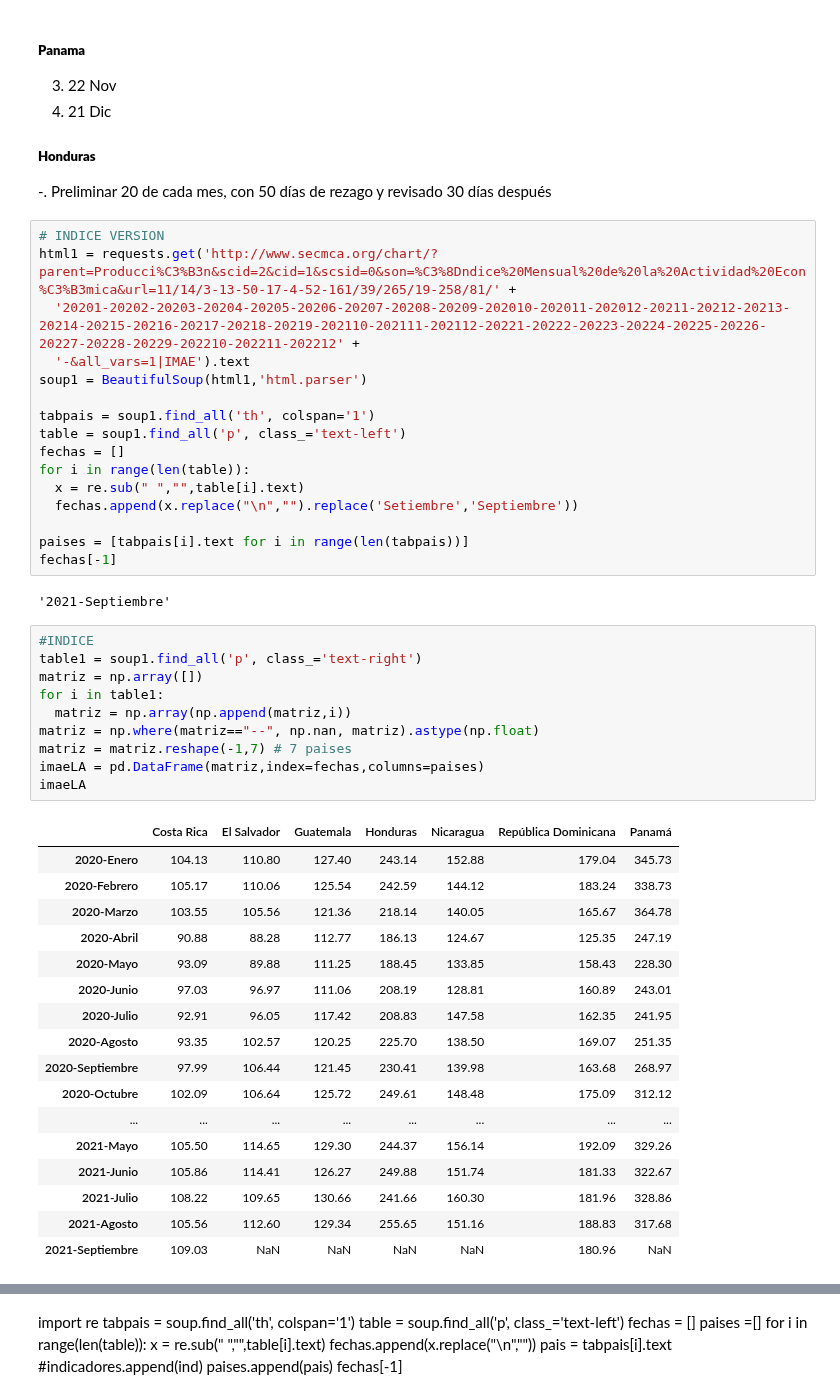
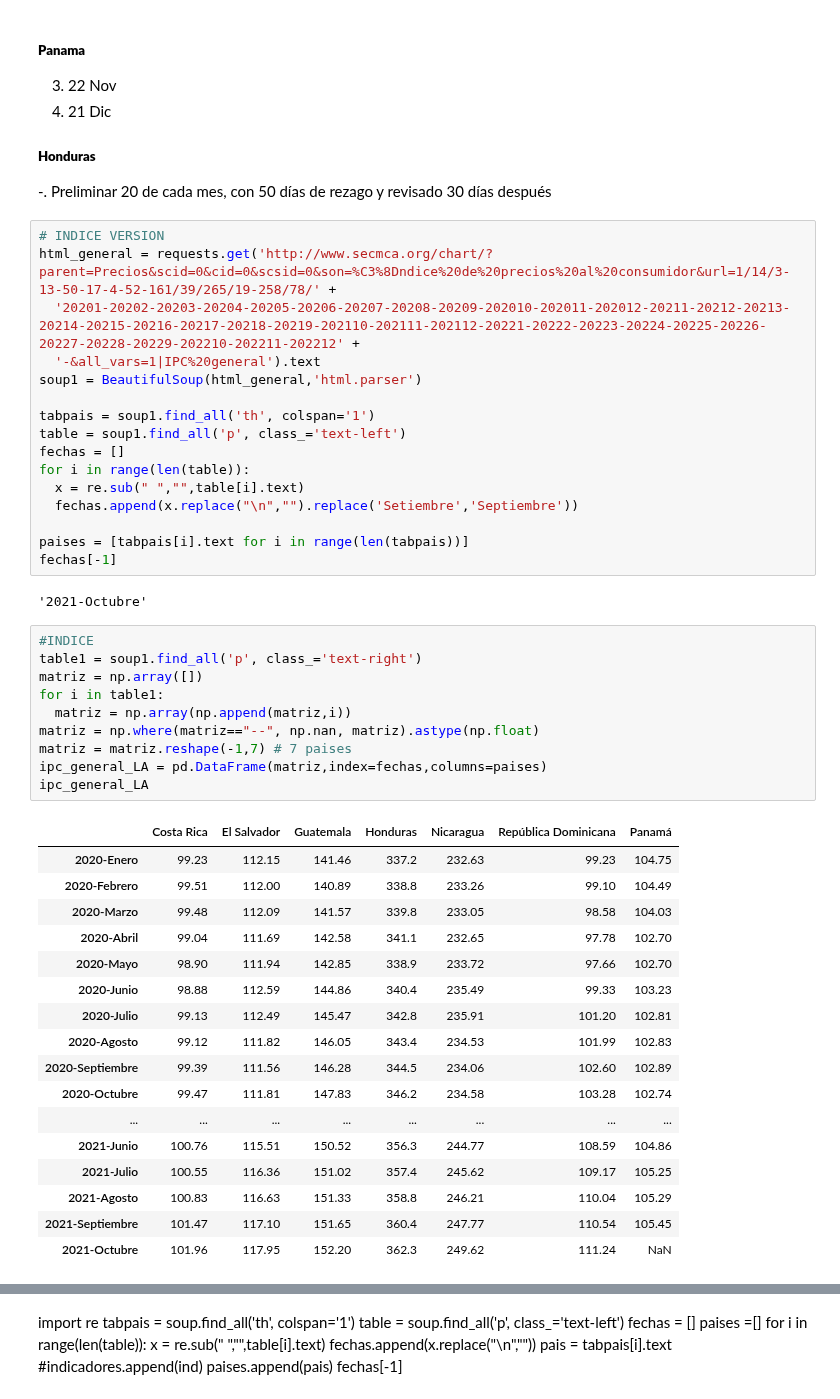
Before and after one commit to samyff12/LATAM, a Jupyter notebook: INFL_LATAM.ipynb, the cells around one changed output, grey strips where cells are left out. Saved outputs shown, nothing was run; the diff lists cells and outputs as text.

```diff
--- a/INFL_LATAM.ipynb
+++ b/INFL_LATAM.ipynb
@@ -103,10 +103,10 @@ meses_dict = {0:'none',1:'Enero',2:'Febrero',3:'Marzo',4:'Abril',5:'Mayo',6:'Jun
 revisado 30 días después
 # %%
 # INDICE VERSION
-html1 = requests.get('http://www.secmca.org/chart/?parent=Producci%C3%B3n&scid=2&cid=1&scsid=0&son=%C3%8Dndice%20Mensual%20de%20la%20Actividad%20Econ%C3%B3mica&url=11/14/3-13-50-17-4-52-161/39/265/19-258/81/' +
+html_general = requests.get('http://www.secmca.org/chart/?parent=Precios&scid=0&cid=0&scsid=0&son=%C3%8Dndice%20de%20precios%20al%20consumidor&url=1/14/3-13-50-17-4-52-161/39/265/19-258/78/' +
   '20201-20202-20203-20204-20205-20206-20207-20208-20209-202010-202011-202012-20211-20212-20213-20214-20215-20216-20217-20218-20219-202110-202111-202112-20221-20222-20223-20224-20225-20226-20227-20228-20229-202210-202211-202212' +
-  '-&all_vars=1|IMAE').text
-soup1 = BeautifulSoup(html1,'html.parser')
+  '-&all_vars=1|IPC%20general').text
+soup1 = BeautifulSoup(html_general,'html.parser')
 
 tabpais = soup1.find_all('th', colspan='1')
 table = soup1.find_all('p', class_='text-left')
@@ -118,32 +118,32 @@ for i in range(len(table)):
 paises = [tabpais[i].text for i in range(len(tabpais))]
 fechas[-1]
 # %% [output]
-'2021-Septiembre'
+'2021-Octubre'
 # %%
 #INDICE
 table1 = soup1.find_all('p', class_='text-right')
 matriz = np.array([])
 for i in table1:
   matriz = np.array(np.append(matriz,i))
 matriz = np.where(matriz=="--", np.nan, matriz).astype(np.float)
 matriz = matriz.reshape(-1,7) # 7 paises
-imaeLA = pd.DataFrame(matriz,index=fechas,columns=paises)
-imaeLA
+ipc_general_LA = pd.DataFrame(matriz,index=fechas,columns=paises)
+ipc_general_LA
 # %% [output]
 |  | Costa Rica | El Salvador | Guatemala | Honduras | Nicaragua | República Dominicana | Panamá |
-| 2020-Enero | 104.13 | 110.80 | 127.40 | 243.14 | 152.88 | 179.04 | 345.73 |
-| 2020-Febrero | 105.17 | 110.06 | 125.54 | 242.59 | 144.12 | 183.24 | 338.73 |
-| 2020-Marzo | 103.55 | 105.56 | 121.36 | 218.14 | 140.05 | 165.67 | 364.78 |
-| 2020-Abril | 90.88 | 88.28 | 112.77 | 186.13 | 124.67 | 125.35 | 247.19 |
-| 2020-Mayo | 93.09 | 89.88 | 111.25 | 188.45 | 133.85 | 158.43 | 228.30 |
-| 2020-Junio | 97.03 | 96.97 | 111.06 | 208.19 | 128.81 | 160.89 | 243.01 |
-| 2020-Julio | 92.91 | 96.05 | 117.42 | 208.83 | 147.58 | 162.35 | 241.95 |
-| 2020-Agosto | 93.35 | 102.57 | 120.25 | 225.70 | 138.50 | 169.07 | 251.35 |
-| 2020-Septiembre | 97.99 | 106.44 | 121.45 | 230.41 | 139.98 | 163.68 | 268.97 |
-| 2020-Octubre | 102.09 | 106.64 | 125.72 | 249.61 | 148.48 | 175.09 | 312.12 |
+| 2020-Enero | 99.23 | 112.15 | 141.46 | 337.2 | 232.63 | 99.23 | 104.75 |
+| 2020-Febrero | 99.51 | 112.00 | 140.89 | 338.8 | 233.26 | 99.10 | 104.49 |
+| 2020-Marzo | 99.48 | 112.09 | 141.57 | 339.8 | 233.05 | 98.58 | 104.03 |
+| 2020-Abril | 99.04 | 111.69 | 142.58 | 341.1 | 232.65 | 97.78 | 102.70 |
+| 2020-Mayo | 98.90 | 111.94 | 142.85 | 338.9 | 233.72 | 97.66 | 102.70 |
+| 2020-Junio | 98.88 | 112.59 | 144.86 | 340.4 | 235.49 | 99.33 | 103.23 |
+| 2020-Julio | 99.13 | 112.49 | 145.47 | 342.8 | 235.91 | 101.20 | 102.81 |
+| 2020-Agosto | 99.12 | 111.82 | 146.05 | 343.4 | 234.53 | 101.99 | 102.83 |
+| 2020-Septiembre | 99.39 | 111.56 | 146.28 | 344.5 | 234.06 | 102.60 | 102.89 |
+| 2020-Octubre | 99.47 | 111.81 | 147.83 | 346.2 | 234.58 | 103.28 | 102.74 |
 | ... | ... | ... | ... | ... | ... | ... | ... |
-| 2021-Mayo | 105.50 | 114.65 | 129.30 | 244.37 | 156.14 | 192.09 | 329.26 |
-| 2021-Junio | 105.86 | 114.41 | 126.27 | 249.88 | 151.74 | 181.33 | 322.67 |
-| 2021-Julio | 108.22 | 109.65 | 130.66 | 241.66 | 160.30 | 181.96 | 328.86 |
-| 2021-Agosto | 105.56 | 112.60 | 129.34 | 255.65 | 151.16 | 188.83 | 317.68 |
-| 2021-Septiembre | 109.03 | NaN | NaN | NaN | NaN | 180.96 | NaN |
+| 2021-Junio | 100.76 | 115.51 | 150.52 | 356.3 | 244.77 | 108.59 | 104.86 |
+| 2021-Julio | 100.55 | 116.36 | 151.02 | 357.4 | 245.62 | 109.17 | 105.25 |
+| 2021-Agosto | 100.83 | 116.63 | 151.33 | 358.8 | 246.21 | 110.04 | 105.29 |
+| 2021-Septiembre | 101.47 | 117.10 | 151.65 | 360.4 | 247.77 | 110.54 | 105.45 |
+| 2021-Octubre | 101.96 | 117.95 | 152.20 | 362.3 | 249.62 | 111.24 | NaN |
```
Also changed, not shown: parts of 2 cells of this notebook.
